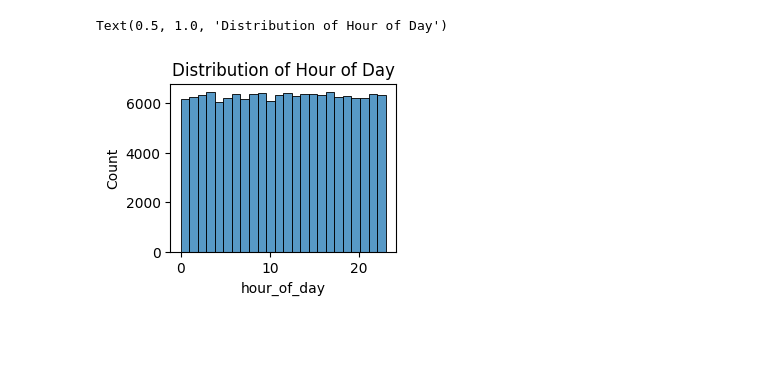
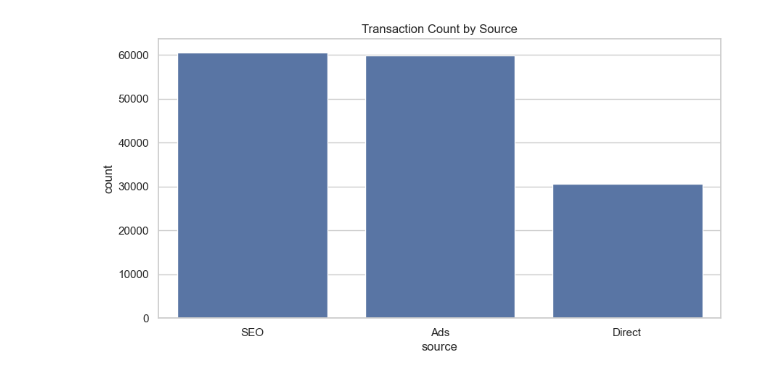
Before and after one commit to b-isry/Adey-fraud-detection, a Jupyter notebook: notebooks/eda-1.ipynb, the cells around one changed output. Saved outputs shown, nothing was run; the diff lists cells and outputs as text; code cells hidden in the pictures; blank space fills up the shorter version.

```diff
--- a/notebooks/eda-1.ipynb
+++ b/notebooks/eda-1.ipynb
@@ -65,8 +34,7 @@ Text(0.5, 1.0, 'Distribution of Age')
-# %%
-# Hour of Day
-plt.subplot(2, 2, 3)
-sns.histplot(fraud_df['hour_of_day'], bins=24)
-plt.title('Distribution of Hour of Day')
-# %% [output]
-Text(0.5, 1.0, 'Distribution of Hour of Day')
-[figure, removed]
+# %%
+plt.figure(figsize=(10, 5))
+sns.countplot(x='source', data=fraud_df)
+plt.title('Transaction Count by Source')
+plt.show()
+# %% [output]
+[figure, added]
```
Also changed, not shown: parts of 23 cells of this notebook, 1 other file.
